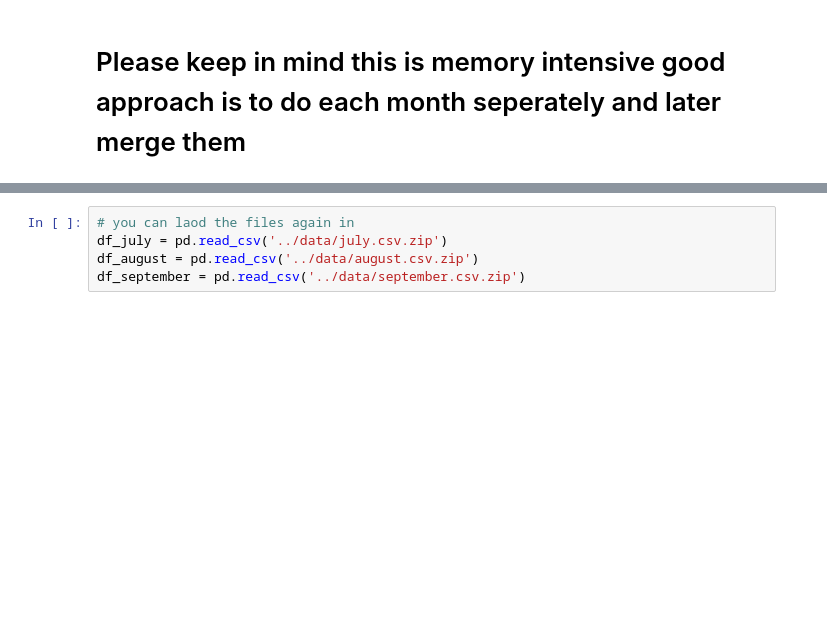
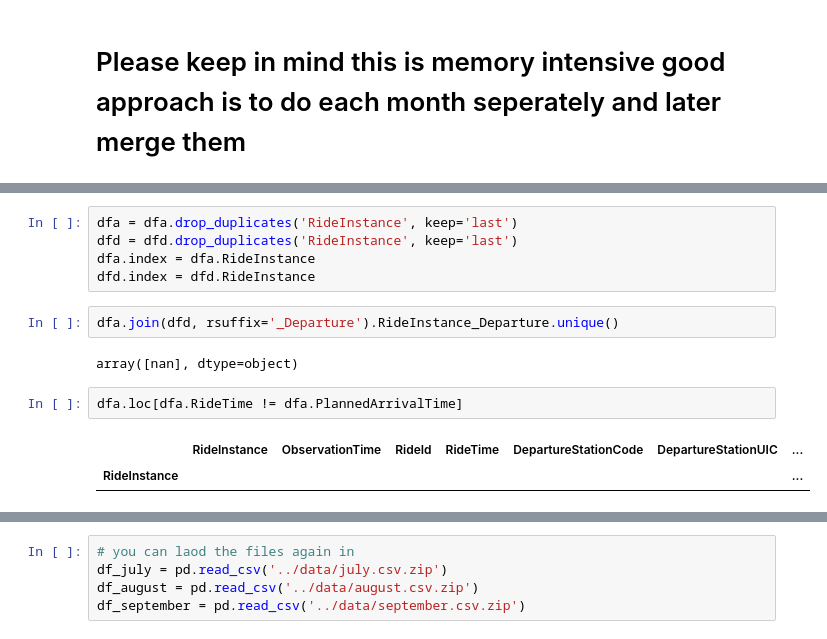
Before and after one commit to BondarencoM/DestinationStation, a Jupyter notebook: provisioning/AutoLoadingDataToCSVZip.ipynb, the cells around one changed output, grey strips where cells are left out. Drawn from its saved outputs; the diff is of its cells as text; blank space fills up the shorter version.

```diff
--- a/provisioning/AutoLoadingDataToCSVZip.ipynb
+++ b/provisioning/AutoLoadingDataToCSVZip.ipynb
@@ -326,0 +356,14 @@ dfd.sort_values(['RideId', 'PlannedDepartureTime', ]).head()
+# %%
+dfa = dfa.drop_duplicates('RideInstance', keep='last')
+dfd = dfd.drop_duplicates('RideInstance', keep='last')
+dfa.index = dfa.RideInstance
+dfd.index = dfd.RideInstance
+# %%
+dfa.join(dfd, rsuffix='_Departure').RideInstance_Departure.unique()
+# %% [output]
+array([nan], dtype=object)
+# %%
+dfa.loc[dfa.RideTime != dfa.PlannedArrivalTime]
+# %% [output]
+|  | RideInstance | ObservationTime | RideId | RideTime | DepartureStationCode | DepartureStationUIC | ... |
+| RideInstance |  |  |  |  |  |  | ... |
```
Also changed, not shown: parts of 16 cells of this notebook, 3 other files.
